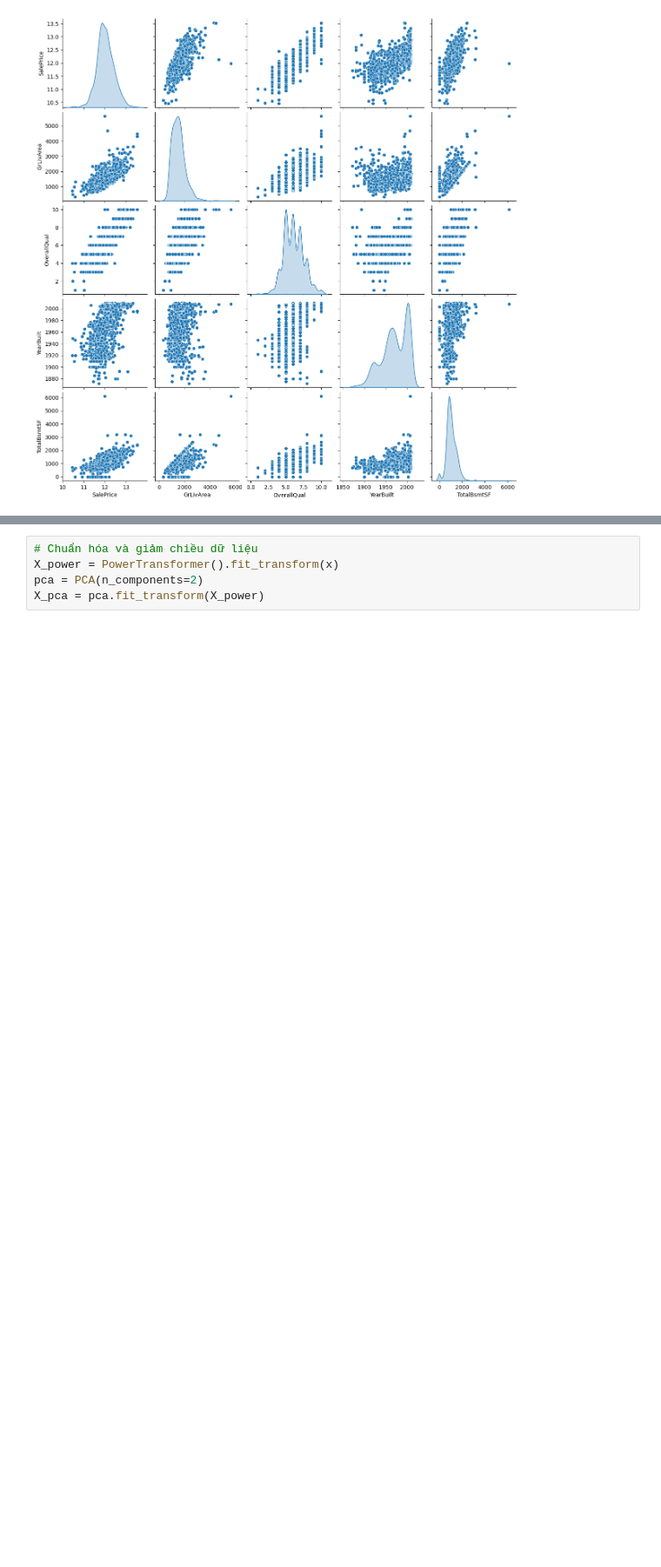
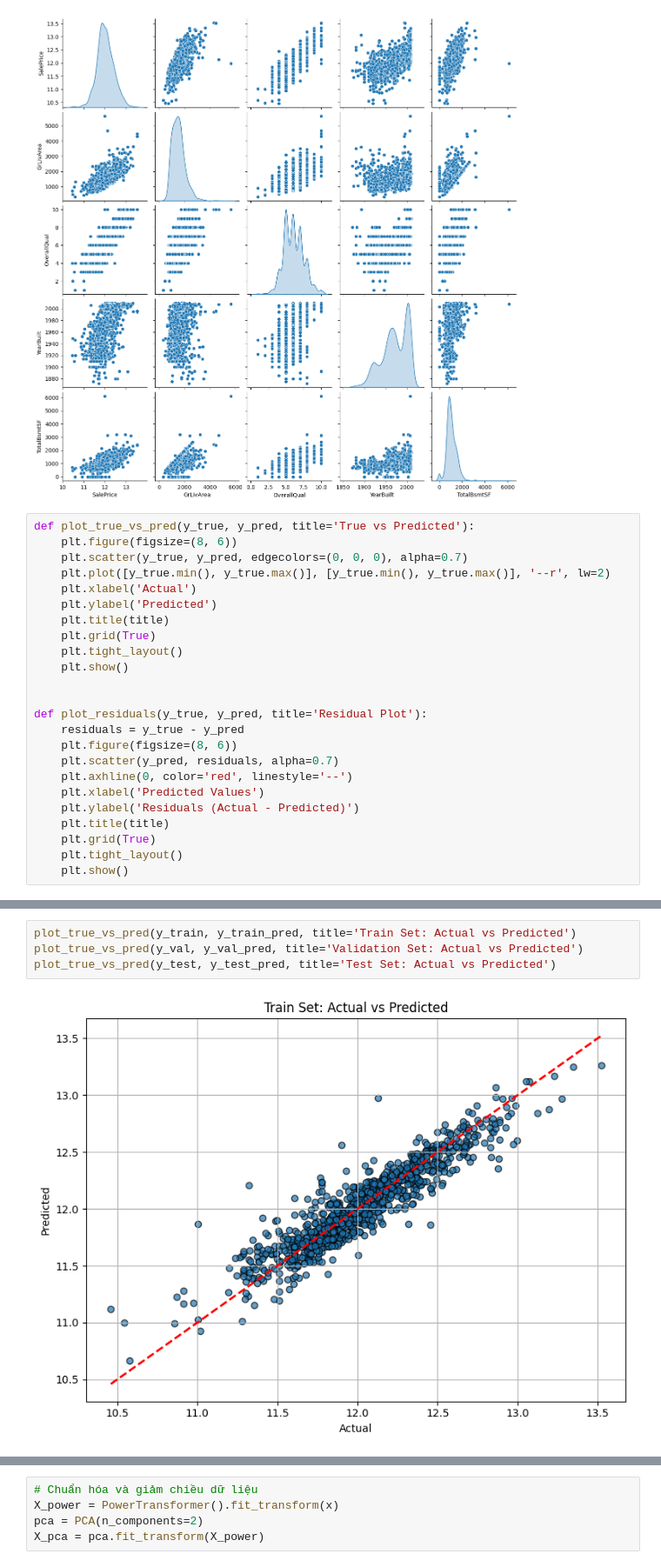
Before and after one commit to KhanhGiauTen/ML_Final, a Jupyter notebook: ML_Final.ipynb, the cells around one changed output, grey strips where cells are left out. Shown at 87% size. Drawn from its saved outputs; the diff is of its cells as text; blank space fills up the shorter version.

```diff
--- a/ML_Final.ipynb
+++ b/ML_Final.ipynb
@@ -216,3 +216,27 @@ sns.pairplot(dataset[selected_columns], diag_kind='kde')
 # %% [output]
 <seaborn.axisgrid.PairGrid at 0x...>
 [figure]
+# %%
+def plot_true_vs_pred(y_true, y_pred, title='True vs Predicted'):
+    plt.figure(figsize=(8, 6))
+    plt.scatter(y_true, y_pred, edgecolors=(0, 0, 0), alpha=0.7)
+    plt.plot([y_true.min(), y_true.max()], [y_true.min(), y_true.max()], '--r', lw=2)
+    plt.xlabel('Actual')
+    plt.ylabel('Predicted')
+    plt.title(title)
+    plt.grid(True)
+    plt.tight_layout()
+    plt.show()
+
+
+def plot_residuals(y_true, y_pred, title='Residual Plot'):
+    residuals = y_true - y_pred
+    plt.figure(figsize=(8, 6))
+    plt.scatter(y_pred, residuals, alpha=0.7)
+    plt.axhline(0, color='red', linestyle='--')
+    plt.xlabel('Predicted Values')
+    plt.ylabel('Residuals (Actual - Predicted)')
+    plt.title(title)
+    plt.grid(True)
+    plt.tight_layout()
+    plt.show()
@@ -218,0 +285,6 @@ sns.pairplot(dataset[selected_columns], diag_kind='kde')
+# %%
+plot_true_vs_pred(y_train, y_train_pred, title='Train Set: Actual vs Predicted')
+plot_true_vs_pred(y_val, y_val_pred, title='Validation Set: Actual vs Predicted')
+plot_true_vs_pred(y_test, y_test_pred, title='Test Set: Actual vs Predicted')
+# %% [output]
+[figure, added]
```
Also changed, not shown: parts of 6 cells of this notebook.
